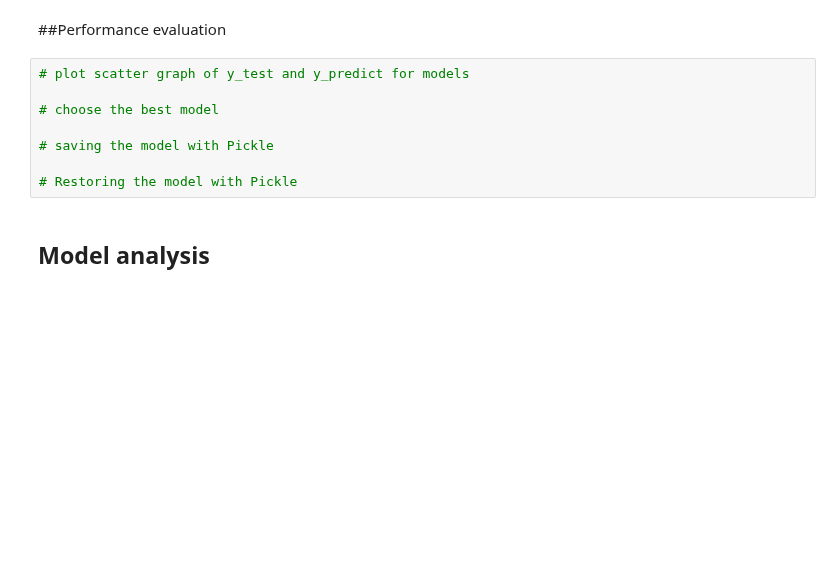
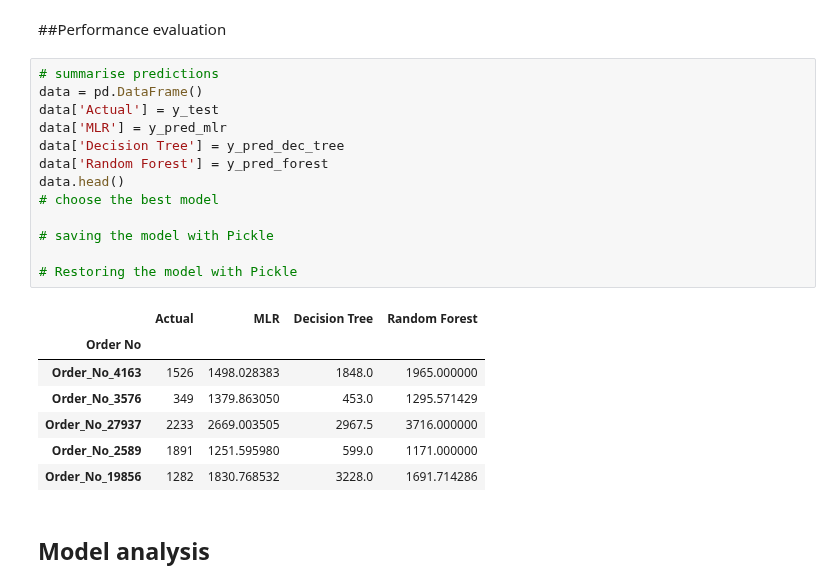
Before and after one commit to monicafar147/logistics-challenge, a Jupyter notebook: cleaned.ipynb, the cells around one changed output. Saved outputs shown, nothing was run; the diff lists cells and outputs as text; blank space fills up the shorter version.

```diff
--- a/cleaned.ipynb
+++ b/cleaned.ipynb
@@ -431,13 +437,26 @@ print(get_model_scores(y_pred_forest, y_test))
 # %% [markdown]
 ##Performance evaluation
 # %%
-# plot scatter graph of y_test and y_predict for models
-
+# summarise predictions
+data = pd.DataFrame()
+data['Actual'] = y_test
+data['MLR'] = y_pred_mlr
+data['Decision Tree'] = y_pred_dec_tree
+data['Random Forest'] = y_pred_forest
+data.head()
 # choose the best model
 
 # saving the model with Pickle
 
 # Restoring the model with Pickle
+# %% [output]
+|  | Actual | MLR | Decision Tree | Random Forest |
+| Order No |  |  |  |  |
+| Order_No_4163 | 1526 | 1498.028383 | 1848.0 | 1965.000000 |
+| Order_No_3576 | 349 | 1379.863050 | 453.0 | 1295.571429 |
+| Order_No_27937 | 2233 | 2669.003505 | 2967.5 | 3716.000000 |
+| Order_No_2589 | 1891 | 1251.595980 | 599.0 | 1171.000000 |
+| Order_No_19856 | 1282 | 1830.768532 | 3228.0 | 1691.714286 |
 # %% [markdown]
 ## Model analysis
 # %%
```
Also changed, not shown: parts of 4 cells of this notebook.
